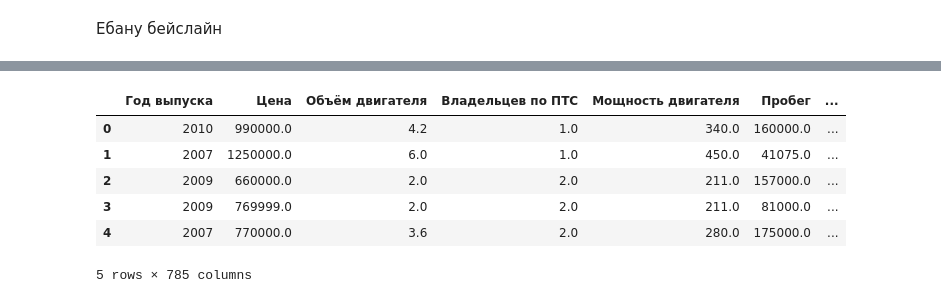
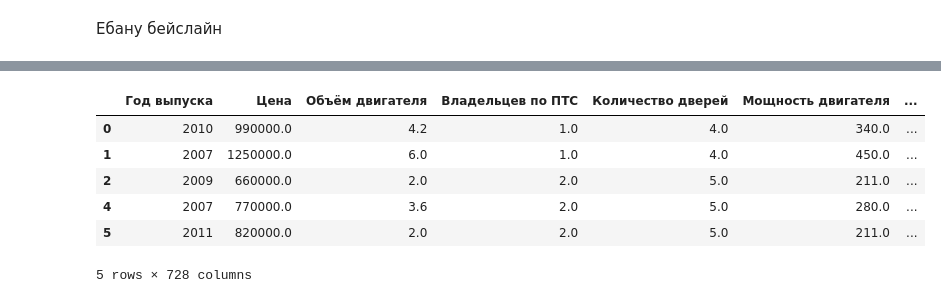
Before and after one commit to krabchuk/technosphere_bigdata_project, a Jupyter notebook: try_project.ipynb, the cells around one changed output, grey strips where cells are left out. Drawn from its saved outputs; the diff is of its cells as text; code cells hidden in the pictures.

```diff
--- a/try_project.ipynb
+++ b/try_project.ipynb
@@ -51,4 +51,5 @@ plt.plot(df_kms)
 # %% [markdown]
 Ебану бейслайн
 # %%
-data_new = data
+data_new = data.dropna()
+data_new.info()
@@ -57,6 +73,0 @@ data_new = data
-# %%
-data_new['Состояние'] = data_new['Состояние'].fillna('не битый')
-data_new['Владельцев по ПТС'] = data_new['Владельцев по ПТС'].fillna(0)
-data_new = data_new.drop(['Количество дверей'], axis=0)
-data_new['Пробег'] = data_new['Пробег'].fillna(0)
-data_new['Объём двигателя'] = data_new['Объём двигателя'].fillna(data_new['Объём двигателя'].mean())
@@ -85,15 +83,15 @@ memory usage: 5.3+ MB
 # %%
-# data_new = data_new.drop(['VIN или номер кузова', 'Ссылка'], axis=1)
+data_new = data_new.drop(['VIN или номер кузова', 'Ссылка'], axis=1)
 
 data_dummies = pd.get_dummies(data=data_new, columns=['Марка','Модель','Тип кузова','Цвет',
                                                       'Привод', 'Руль', 'Тип двигателя',
                                                       'Состояние', 'Коробка передач'])
 data_dummies.head(5)
 # %% [output]
-|  | Год выпуска | Цена | Объём двигателя | Владельцев по ПТС | Мощность двигателя | Пробег | ... |
-| 0 | 2010 | 990000.0 | 4.2 | 1.0 | 340.0 | 160000.0 | ... |
-| 1 | 2007 | 1250000.0 | 6.0 | 1.0 | 450.0 | 41075.0 | ... |
-| 2 | 2009 | 660000.0 | 2.0 | 2.0 | 211.0 | 157000.0 | ... |
-| 3 | 2009 | 769999.0 | 2.0 | 2.0 | 211.0 | 81000.0 | ... |
-| 4 | 2007 | 770000.0 | 3.6 | 2.0 | 280.0 | 175000.0 | ... |
+|  | Год выпуска | Цена | Объём двигателя | Владельцев по ПТС | Количество дверей | Мощность двигателя | ... |
+| 0 | 2010 | 990000.0 | 4.2 | 1.0 | 4.0 | 340.0 | ... |
+| 1 | 2007 | 1250000.0 | 6.0 | 1.0 | 4.0 | 450.0 | ... |
+| 2 | 2009 | 660000.0 | 2.0 | 2.0 | 5.0 | 211.0 | ... |
+| 4 | 2007 | 770000.0 | 3.6 | 2.0 | 5.0 | 280.0 | ... |
+| 5 | 2011 | 820000.0 | 2.0 | 2.0 | 5.0 | 211.0 | ... |
-5 rows × 785 columns
+5 rows × 728 columns
```
Also changed, not shown: parts of 13 cells of this notebook, 2 other files.
